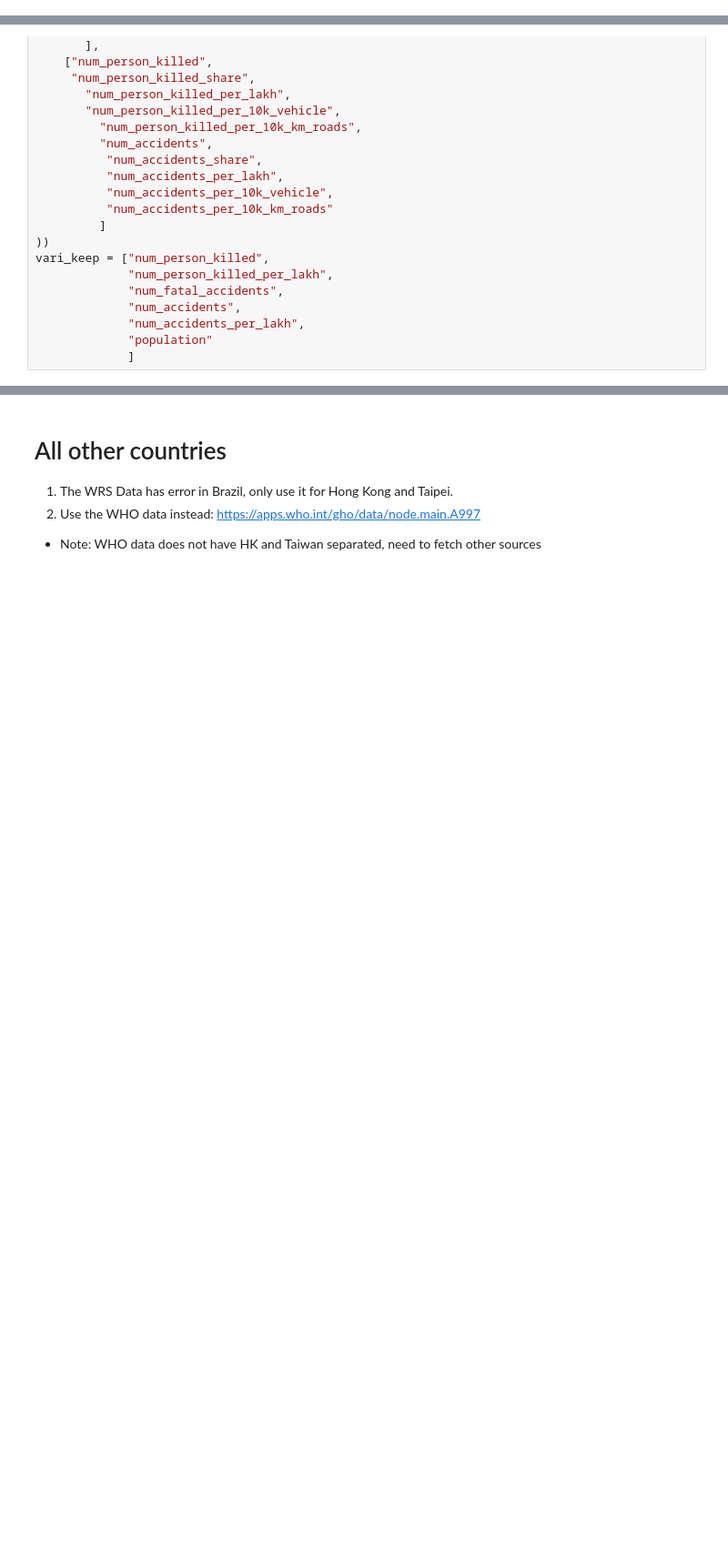
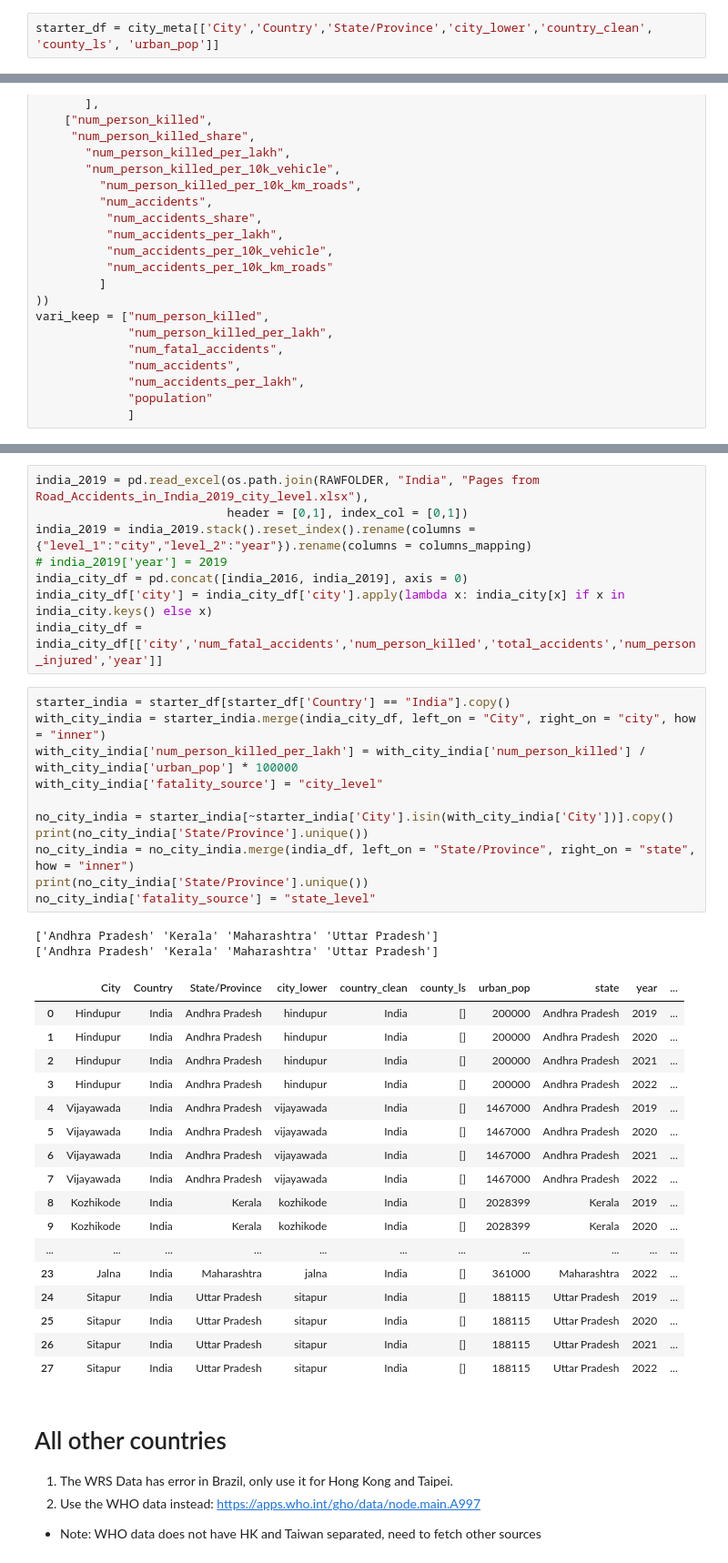
Before and after one commit to brookefzy/uvi-time-machine, a Jupyter notebook: _script/c-road-injury/03_road_fatality.ipynb, the cells around one changed output, grey strips where cells are left out. Shown: that part at 91% size. Cells and saved outputs as stored; diff of their text form; blank space fills up the shorter version.

```diff
--- a/_script/c-road-injury/03_road_fatality.ipynb
+++ b/_script/c-road-injury/03_road_fatality.ipynb
@@ -24,3 +54,5 @@ num_person_kille_per_lakh (per 100,000 population)
+# %%
+starter_df = city_meta[['City','Country','State/Province','city_lower','country_clean', 'county_ls', 'urban_pop']]
 # %%
 ROOTFOLDER = "D:/Dropbox (Personal)/Personal Work/_Projects2023/01_city-never-was/_data"
 RAWFOLDER = f"{ROOTFOLDER}/_raw/_road_fatality/_fatality"
@@ -121,3 +199,42 @@ india_df['num_person_killed_per_lakh'].astype(float).max()
+# %%
+india_2019 = pd.read_excel(os.path.join(RAWFOLDER, "India", "Pages from Road_Accidents_in_India_2019_city_level.xlsx"),
+                           header = [0,1], index_col = [0,1])
+india_2019 = india_2019.stack().reset_index().rename(columns = {"level_1":"city","level_2":"year"}).rename(columns = columns_mapping)
+# india_2019['year'] = 2019
+india_city_df = pd.concat([india_2016, india_2019], axis = 0)
+india_city_df['city'] = india_city_df['city'].apply(lambda x: india_city[x] if x in india_city.keys() else x)
+india_city_df = india_city_df[['city','num_fatal_accidents','num_person_killed','total_accidents','num_person_injured','year']]
+# %%
+starter_india = starter_df[starter_df['Country'] == "India"].copy()
+with_city_india = starter_india.merge(india_city_df, left_on = "City", right_on = "city", how = "inner")
+with_city_india['num_person_killed_per_lakh'] = with_city_india['num_person_killed'] / with_city_india['urban_pop'] * 100000
+with_city_india['fatality_source'] = "city_level"
+
+no_city_india = starter_india[~starter_india['City'].isin(with_city_india['City'])].copy()
+print(no_city_india['State/Province'].unique())
+no_city_india = no_city_india.merge(india_df, left_on = "State/Province", right_on = "state", how = "inner")
+print(no_city_india['State/Province'].unique())
+no_city_india['fatality_source'] = "state_level"
+# %% [output]
+['Andhra Pradesh' 'Kerala' 'Maharashtra' 'Uttar Pradesh']
+['Andhra Pradesh' 'Kerala' 'Maharashtra' 'Uttar Pradesh']
+|  | City | Country | State/Province | city_lower | country_clean | county_ls | urban_pop | state | year | ... |
+| 0 | Hindupur | India | Andhra Pradesh | hindupur | India | [] | 200000 | Andhra Pradesh | 2019 | ... |
+| 1 | Hindupur | India | Andhra Pradesh | hindupur | India | [] | 200000 | Andhra Pradesh | 2020 | ... |
+| 2 | Hindupur | India | Andhra Pradesh | hindupur | India | [] | 200000 | Andhra Pradesh | 2021 | ... |
+| 3 | Hindupur | India | Andhra Pradesh | hindupur | India | [] | 200000 | Andhra Pradesh | 2022 | ... |
+| 4 | Vijayawada | India | Andhra Pradesh | vijayawada | India | [] | 1467000 | Andhra Pradesh | 2019 | ... |
+| 5 | Vijayawada | India | Andhra Pradesh | vijayawada | India | [] | 1467000 | Andhra Pradesh | 2020 | ... |
+| 6 | Vijayawada | India | Andhra Pradesh | vijayawada | India | [] | 1467000 | Andhra Pradesh | 2021 | ... |
+| 7 | Vijayawada | India | Andhra Pradesh | vijayawada | India | [] | 1467000 | Andhra Pradesh | 2022 | ... |
+| 8 | Kozhikode | India | Kerala | kozhikode | India | [] | 2028399 | Kerala | 2019 | ... |
+| 9 | Kozhikode | India | Kerala | kozhikode | India | [] | 2028399 | Kerala | 2020 | ... |
+| ... | ... | ... | ... | ... | ... | ... | ... | ... | ... | ... |
+| 23 | Jalna | India | Maharashtra | jalna | India | [] | 361000 | Maharashtra | 2022 | ... |
+| 24 | Sitapur | India | Uttar Pradesh | sitapur | India | [] | 188115 | Uttar Pradesh | 2019 | ... |
+| 25 | Sitapur | India | Uttar Pradesh | sitapur | India | [] | 188115 | Uttar Pradesh | 2020 | ... |
+| 26 | Sitapur | India | Uttar Pradesh | sitapur | India | [] | 188115 | Uttar Pradesh | 2021 | ... |
+| 27 | Sitapur | India | Uttar Pradesh | sitapur | India | [] | 188115 | Uttar Pradesh | 2022 | ... |
 # %% [markdown]
 # All other countries
 1. The WRS Data has error in Brazil, only use it for Hong Kong and Taipei.
```
Also changed, not shown: parts of 12 cells of this notebook.
